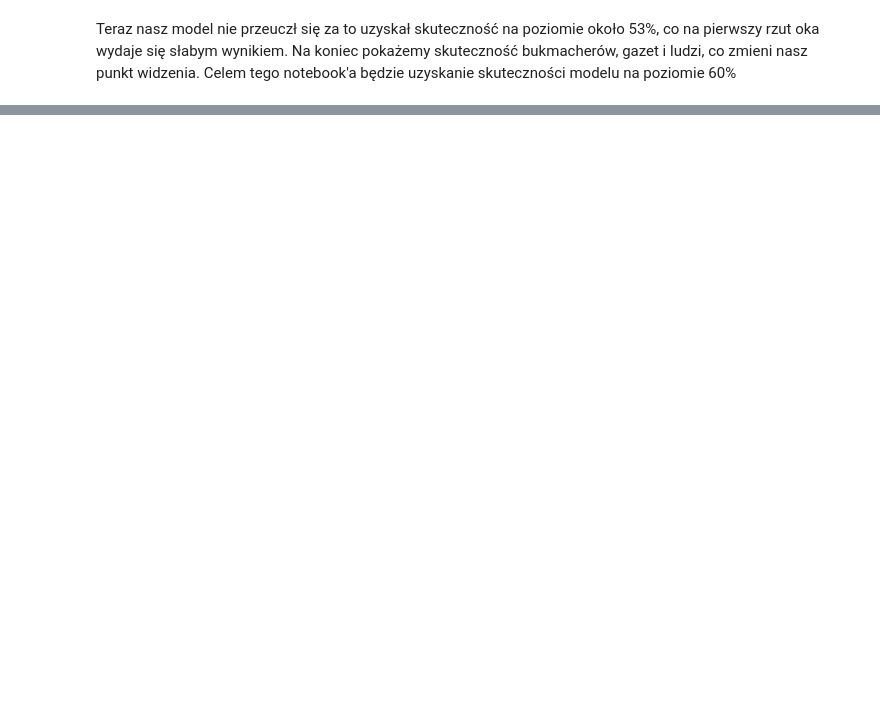
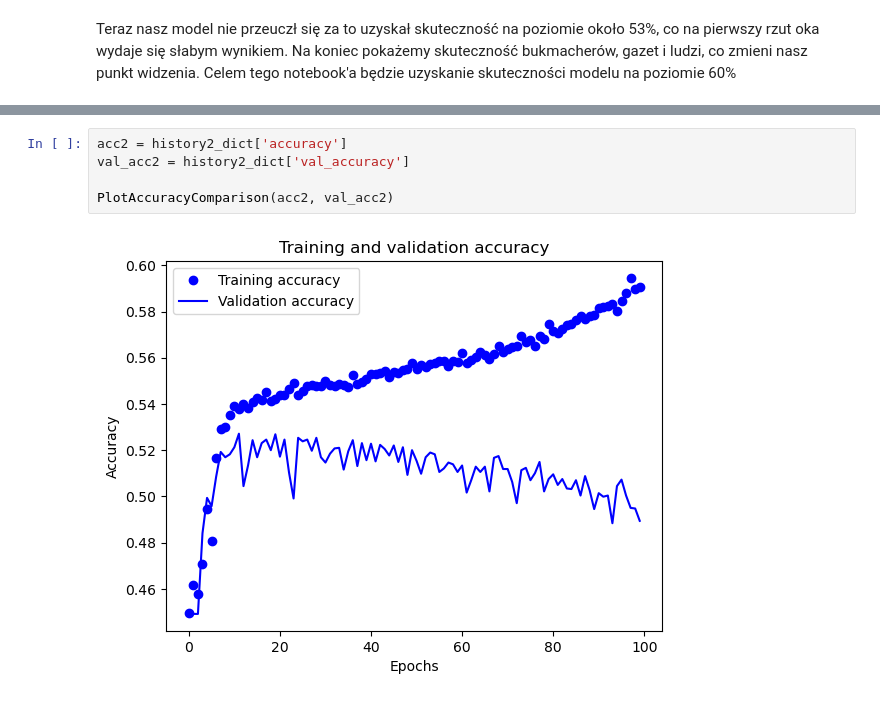
Before and after one commit to Aleksander2a/neural-networks-project, a Jupyter notebook: neural_networks/Football match result prediction.ipynb, the cells around one changed output, grey strips where cells are left out. Drawn from its saved outputs; the diff is of its cells as text; blank space fills up the shorter version.

```diff
--- a/neural_networks/Football match result prediction.ipynb
+++ b/neural_networks/Football match result prediction.ipynb
@@ -474,0 +560,7 @@ Teraz nasz model nie przeuczł się za to uzyskał skuteczność na poziomie oko
+# %%
+acc2 = history2_dict['accuracy']
+val_acc2 = history2_dict['val_accuracy']
+
+PlotAccuracyComparison(acc2, val_acc2)
+# %% [output]
+[figure, added]
```
Also changed, not shown: parts of 22 cells of this notebook, 2 other files.
